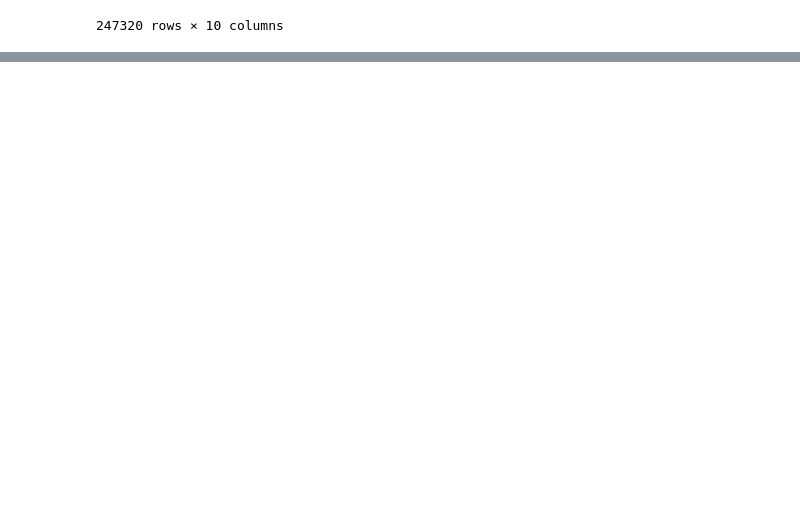
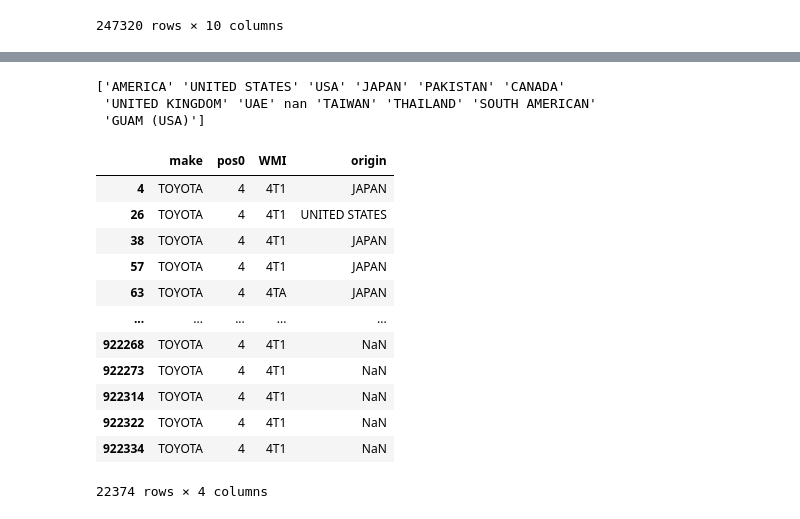
Before and after one commit to ManavKatrodiyaOpash/vin-sphere-python, a Jupyter notebook: Car_wise_analysis/toyota.ipynb, the cells around one changed output, grey strips where cells are left out. Drawn from its saved outputs; the diff is of its cells as text; code cells hidden in the pictures; blank space fills up the shorter version.

```diff
--- a/Car_wise_analysis/toyota.ipynb
+++ b/Car_wise_analysis/toyota.ipynb
@@ -61,0 +66,7 @@ data
+# %%
+data["chassis_len"] = data["chassisNumber"].str.len()
+data["pos10"] = data["chassisNumber"].str[9]
+
+is_standard = (data["chassis_len"] == 17) & (~data["pos10"].isin(['I', 'O', 'Q', 'U', 'Z', '0']))
+data = data[is_standard]
+data
@@ -226,0 +294,23 @@ data[['make', 'pos0', 'origin']]
+# %%
+print(data_pos0_1['origin'].unique())
+# %% [output]
+['AMERICA' 'UNITED STATES' 'USA' 'JAPAN' 'PAKISTAN' 'CANADA'
+ 'UNITED KINGDOM' 'UAE' nan 'TAIWAN' 'THAILAND' 'SOUTH AMERICAN'
+ 'GUAM (USA)']
+# %%
+data_pos0_4 = data[data['pos0'] == '4']
+data_pos0_4[['make','pos0', 'WMI','origin']]
+# %% [output]
+|  | make | pos0 | WMI | origin |
+| 4 | TOYOTA | 4 | 4T1 | JAPAN |
+| 26 | TOYOTA | 4 | 4T1 | UNITED STATES |
+| 38 | TOYOTA | 4 | 4T1 | JAPAN |
+| 57 | TOYOTA | 4 | 4T1 | JAPAN |
+| 63 | TOYOTA | 4 | 4TA | JAPAN |
+| ... | ... | ... | ... | ... |
+| 922268 | TOYOTA | 4 | 4T1 | NaN |
+| 922273 | TOYOTA | 4 | 4T1 | NaN |
+| 922314 | TOYOTA | 4 | 4T1 | NaN |
+| 922322 | TOYOTA | 4 | 4T1 | NaN |
+| 922334 | TOYOTA | 4 | 4T1 | NaN |
+22374 rows × 4 columns
```
Also changed, not shown: parts of 54 cells of this notebook.
